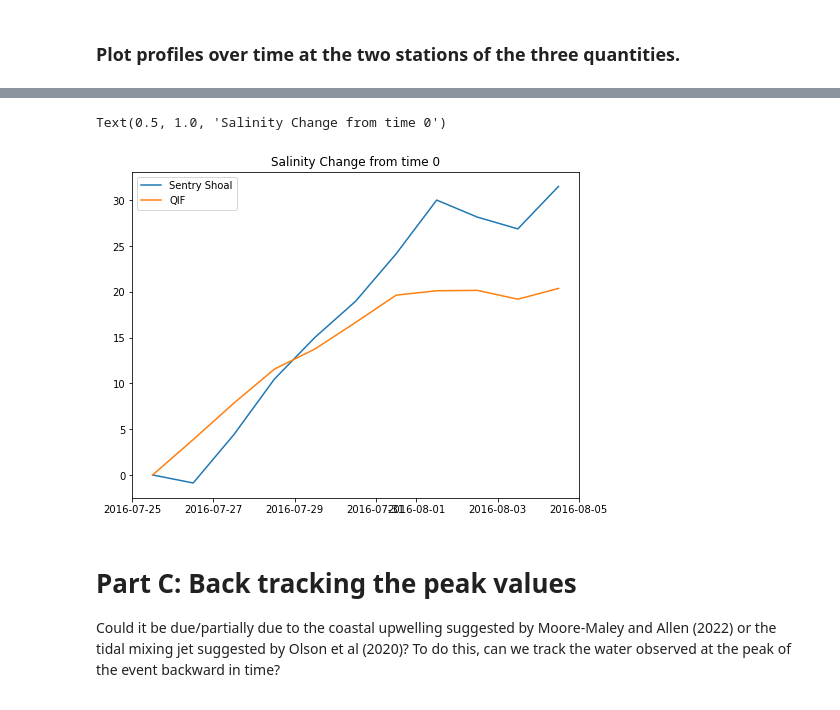
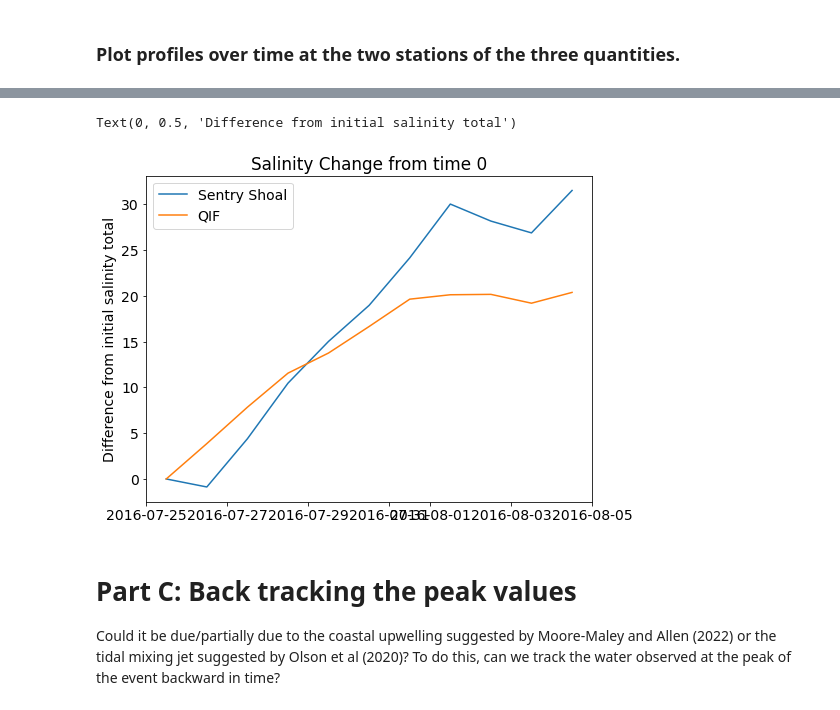
Before and after one commit to rbeutel/PRODIGY, a Jupyter notebook: assignment6.ipynb, the cells around one changed output, grey strips where cells are left out. Drawn from its saved outputs; the diff is of its cells as text; code cells hidden in the pictures.

```diff
--- a/assignment6.ipynb
+++ b/assignment6.ipynb
@@ -18,6 +18,7 @@ import copy
 import xarray as xr
 
 %matplotlib inline
+plt.rcParams['font.size'] = 14
 # %% [markdown]
 Load files:
 # %%
@@ -161,13 +180,14 @@ Text(0.5, 1.0, 'QIF Temperature')
 # %%
 fig, ax = plt.subplots(1,1, figsize=(8,6))
 
 ax.plot(physics.time, physics.vosaline[:,:,isent,jsent].sum(axis=1)-sum(physics.vosaline[0,:,isent,jsent]), label ='Sentry Shoal')
 ax.plot(physics.time, physics.vosaline[:,:,iqifs,jqifs].sum(axis=1)-sum(physics.vosaline[0,:,iqifs,jqifs]), label ='QIF')
 ax.legend()
 ax.set_title('Salinity Change from time 0')
+ax.set_ylabel('Difference from initial salinity total')
 # %% [output]
-Text(0.5, 1.0, 'Salinity Change from time 0')
+Text(0, 0.5, 'Difference from initial salinity total')
-[figure, old version]
+[figure, new version]
 # %% [markdown]
 # Part C: Back tracking the peak values
 
```
Also changed, not shown: parts of 21 cells of this notebook, 2 other files.
